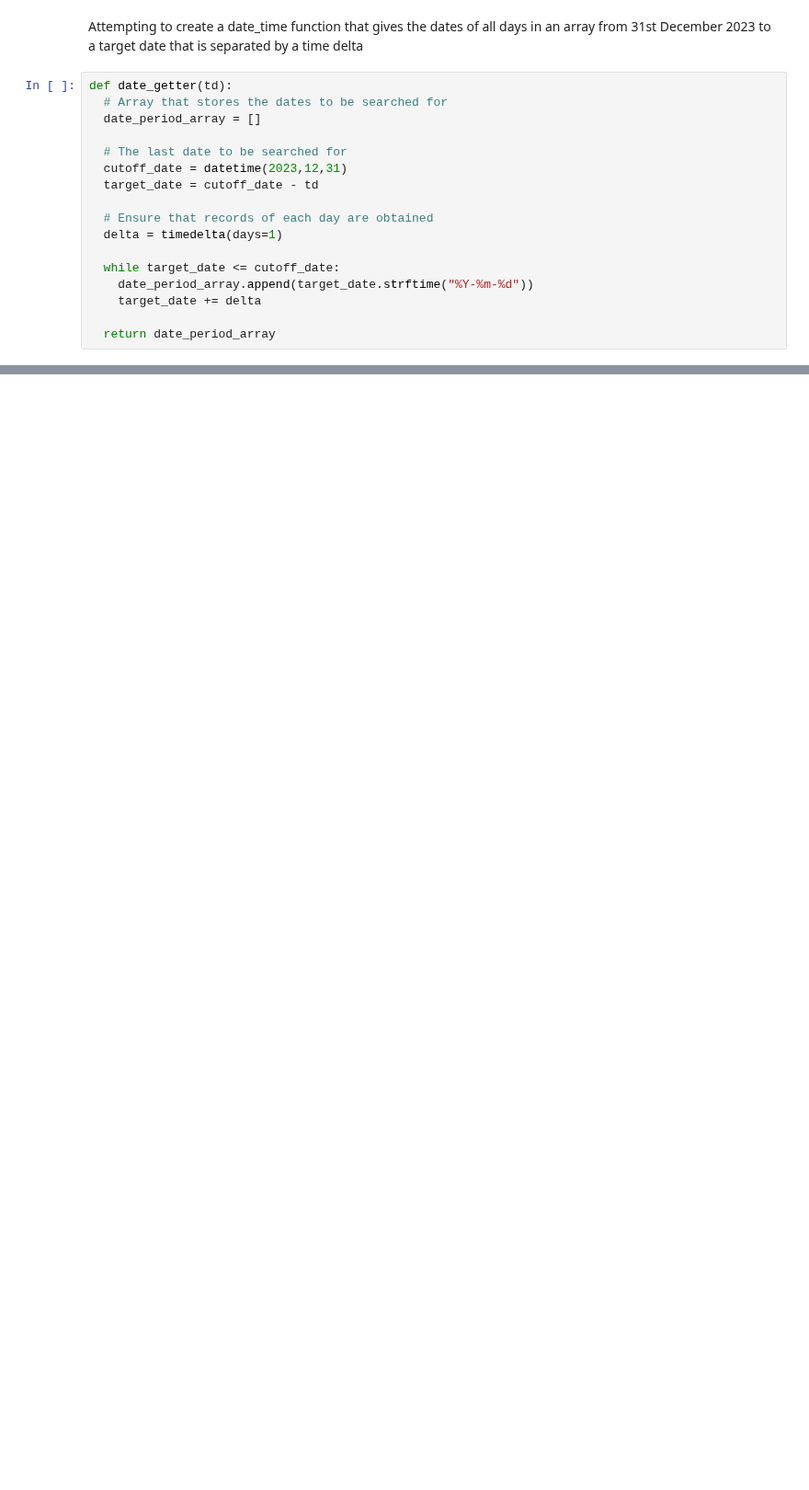
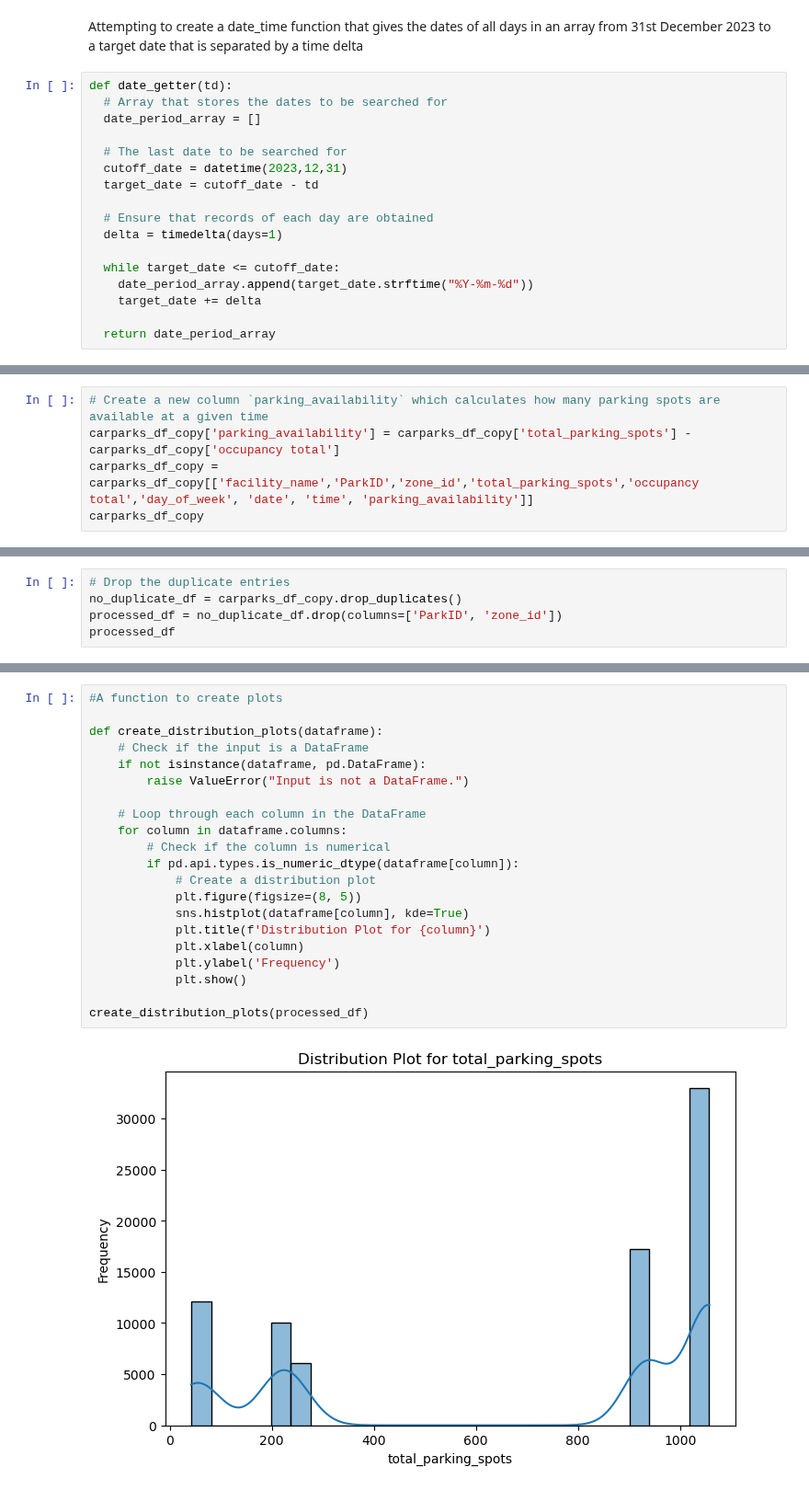
Before and after one commit to M13Mwongo/parking-spot-predictor, a Jupyter notebook: requests.ipynb, the cells around one changed output, grey strips where cells are left out. Shown at 92% size. Saved outputs shown, nothing was run; the diff lists cells and outputs as text; blank space fills up the shorter version.

```diff
--- a/requests.ipynb
+++ b/requests.ipynb
@@ -252,0 +577,5 @@ df_carparks
+# %%
+# Create a new column `parking_availability` which calculates how many parking spots are available at a given time
+carparks_df_copy['parking_availability'] = carparks_df_copy['total_parking_spots'] - carparks_df_copy['occupancy total']
+carparks_df_copy = carparks_df_copy[['facility_name','ParkID','zone_id','total_parking_spots','occupancy total','day_of_week', 'date', 'time', 'parking_availability']]
+carparks_df_copy
@@ -252,0 +683,5 @@ df_carparks
+# %%
+# Drop the duplicate entries
+no_duplicate_df = carparks_df_copy.drop_duplicates()
+processed_df = no_duplicate_df.drop(columns=['ParkID', 'zone_id'])
+processed_df
@@ -252,0 +702,23 @@ df_carparks
+# %%
+#A function to create plots
+
+def create_distribution_plots(dataframe):
+    # Check if the input is a DataFrame
+    if not isinstance(dataframe, pd.DataFrame):
+        raise ValueError("Input is not a DataFrame.")
+
+    # Loop through each column in the DataFrame
+    for column in dataframe.columns:
+        # Check if the column is numerical
+        if pd.api.types.is_numeric_dtype(dataframe[column]):
+            # Create a distribution plot
+            plt.figure(figsize=(8, 5))
+            sns.histplot(dataframe[column], kde=True)
+            plt.title(f'Distribution Plot for {column}')
+            plt.xlabel(column)
+            plt.ylabel('Frequency')
+            plt.show()
+
+create_distribution_plots(processed_df)
+# %% [output]
+[figure, added]
```
Also changed, not shown: parts of 38 cells of this notebook, 37 other files.
